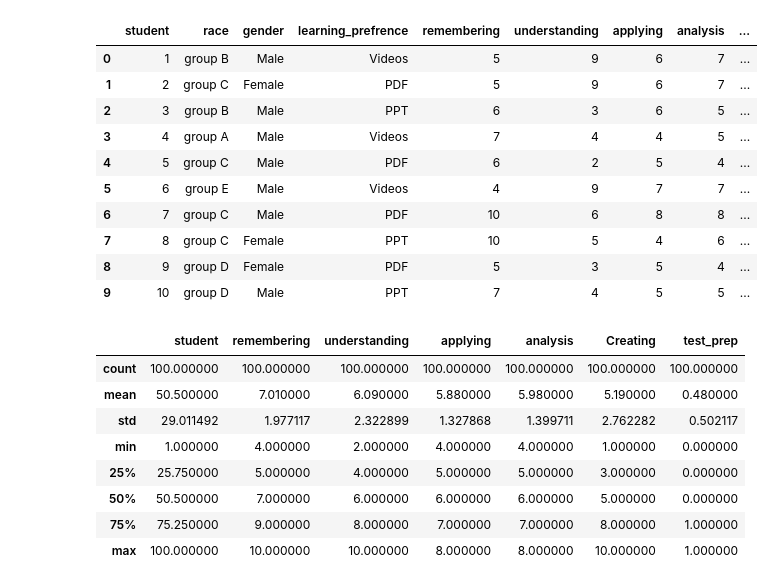
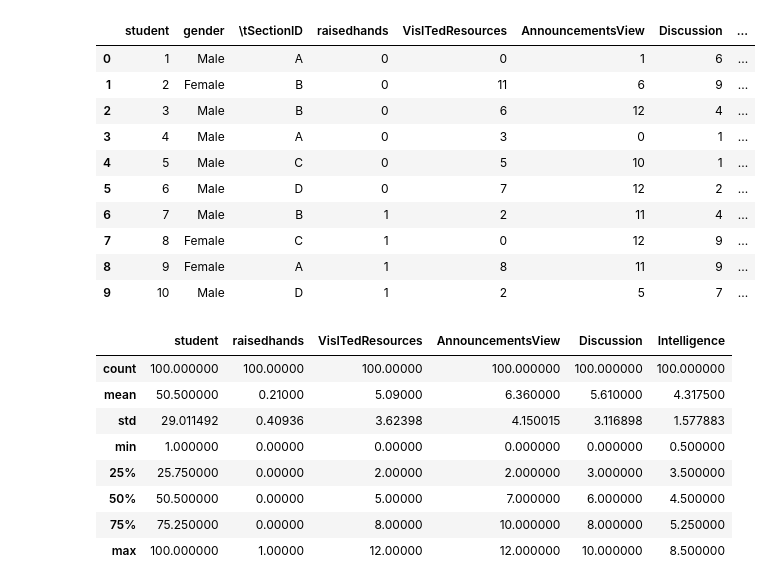
Before and after one commit to SHAY2407/Assignment-Dispersal, a Jupyter notebook: model.ipynb, the cells around one changed output. Saved outputs shown, nothing was run; the diff lists cells and outputs as text; code cells hidden in the pictures.

```diff
--- a/model.ipynb
+++ b/model.ipynb
@@ -1,36 +1,36 @@
 # %%
 %matplotlib inline
 import matplotlib.pyplot as plt
 import seaborn as sb
 import pandas as pd
 import numpy as np
 from sklearn import datasets
 
 
-rd = pd.read_csv('Dataset/dataset_topic1.csv', delimiter=',');
+rd = pd.read_csv('Dataset/model_dataset_.csv', delimiter=',');
 rd[:10]  # Showing alignment of first 10 data
 # %% [output]
-|  | student | race | gender | learning_prefrence | remembering | understanding | applying | analysis | ... |
-| 0 | 1 | group B | Male | Videos | 5 | 9 | 6 | 7 | ... |
-| 1 | 2 | group C | Female | PDF | 5 | 9 | 6 | 7 | ... |
-| 2 | 3 | group B | Male | PPT | 6 | 3 | 6 | 5 | ... |
-| 3 | 4 | group A | Male | Videos | 7 | 4 | 4 | 5 | ... |
-| 4 | 5 | group C | Male | PDF | 6 | 2 | 5 | 4 | ... |
-| 5 | 6 | group E | Male | Videos | 4 | 9 | 7 | 7 | ... |
-| 6 | 7 | group C | Male | PDF | 10 | 6 | 8 | 8 | ... |
-| 7 | 8 | group C | Female | PPT | 10 | 5 | 4 | 6 | ... |
-| 8 | 9 | group D | Female | PDF | 5 | 3 | 5 | 4 | ... |
-| 9 | 10 | group D | Male | PPT | 7 | 4 | 5 | 5 | ... |
+|  | student | gender | \tSectionID | raisedhands | VisITedResources | AnnouncementsView | Discussion | ... |
+| 0 | 1 | Male | A | 0 | 0 | 1 | 6 | ... |
+| 1 | 2 | Female | B | 0 | 11 | 6 | 9 | ... |
+| 2 | 3 | Male | B | 0 | 6 | 12 | 4 | ... |
+| 3 | 4 | Male | A | 0 | 3 | 0 | 1 | ... |
+| 4 | 5 | Male | C | 0 | 5 | 10 | 1 | ... |
+| 5 | 6 | Male | D | 0 | 7 | 12 | 2 | ... |
+| 6 | 7 | Male | B | 1 | 2 | 11 | 4 | ... |
+| 7 | 8 | Female | C | 1 | 0 | 12 | 9 | ... |
+| 8 | 9 | Female | A | 1 | 8 | 11 | 9 | ... |
+| 9 | 10 | Male | D | 1 | 2 | 5 | 7 | ... |
 # %%
 rd.describe()
 # %% [output]
-|  | student | remembering | understanding | applying | analysis | Creating | test_prep |
-| count | 100.000000 | 100.000000 | 100.000000 | 100.000000 | 100.000000 | 100.000000 | 100.000000 |
-| mean | 50.500000 | 7.010000 | 6.090000 | 5.880000 | 5.980000 | 5.190000 | 0.480000 |
-| std | 29.011492 | 1.977117 | 2.322899 | 1.327868 | 1.399711 | 2.762282 | 0.502117 |
-| min | 1.000000 | 4.000000 | 2.000000 | 4.000000 | 4.000000 | 1.000000 | 0.000000 |
-| 25% | 25.750000 | 5.000000 | 4.000000 | 5.000000 | 5.000000 | 3.000000 | 0.000000 |
-| 50% | 50.500000 | 7.000000 | 6.000000 | 6.000000 | 6.000000 | 5.000000 | 0.000000 |
-| 75% | 75.250000 | 9.000000 | 8.000000 | 7.000000 | 7.000000 | 8.000000 | 1.000000 |
-| max | 100.000000 | 10.000000 | 10.000000 | 8.000000 | 8.000000 | 10.000000 | 1.000000 |
+|  | student | raisedhands | VisITedResources | AnnouncementsView | Discussion | Intelligence |
+| count | 100.000000 | 100.00000 | 100.00000 | 100.000000 | 100.000000 | 100.000000 |
+| mean | 50.500000 | 0.21000 | 5.09000 | 6.360000 | 5.610000 | 4.317500 |
+| std | 29.011492 | 0.40936 | 3.62398 | 4.150015 | 3.116898 | 1.577883 |
+| min | 1.000000 | 0.00000 | 0.00000 | 0.000000 | 0.000000 | 0.500000 |
+| 25% | 25.750000 | 0.00000 | 2.00000 | 2.000000 | 3.000000 | 3.500000 |
+| 50% | 50.500000 | 0.00000 | 5.00000 | 7.000000 | 6.000000 | 4.500000 |
+| 75% | 75.250000 | 0.00000 | 8.00000 | 10.000000 | 8.000000 | 5.250000 |
+| max | 100.000000 | 1.00000 | 12.00000 | 12.000000 | 10.000000 | 8.500000 |
 # %%
```
Also changed, not shown: parts of 8 cells of this notebook.
